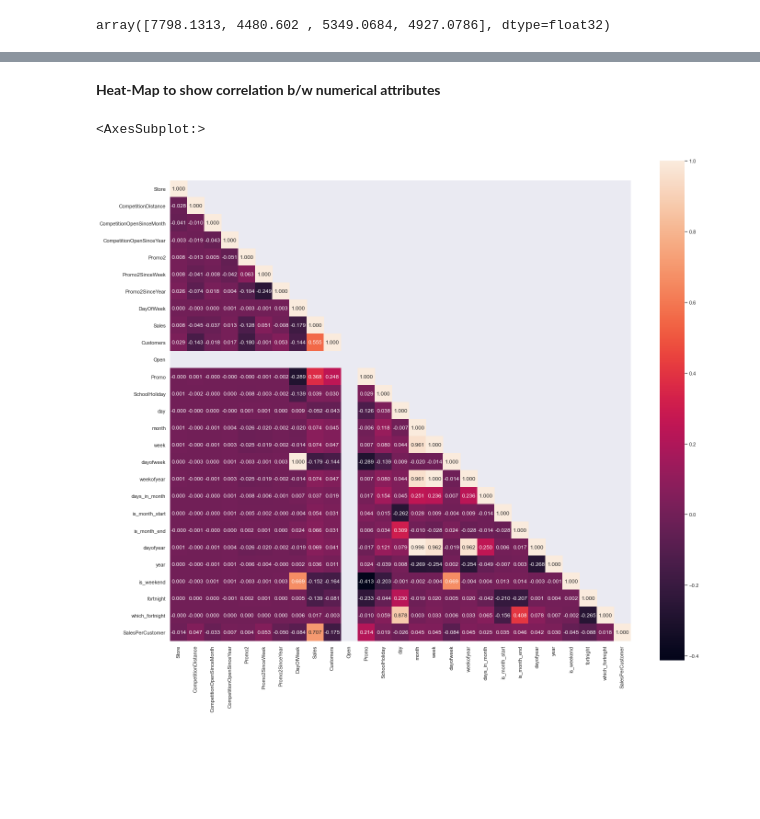
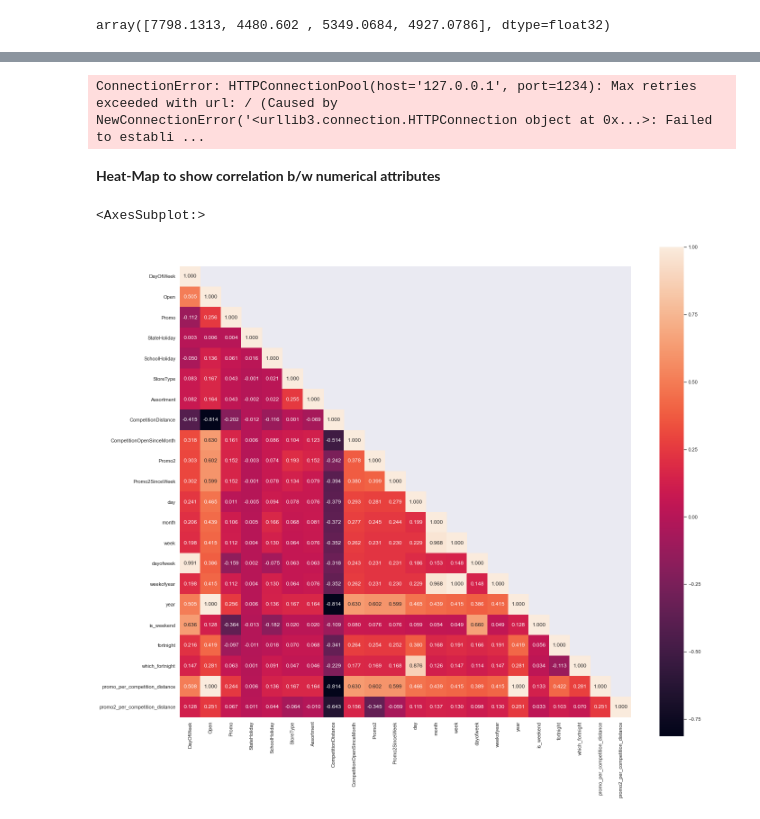
Before and after one commit to TeamFasilGhebb/salesPrediction, a Jupyter notebook: Model Building.ipynb, the cells around one changed output, grey strips where cells are left out. Cells and saved outputs as stored; diff of their text form; code cells hidden in the pictures; blank space fills up the shorter version.

```diff
--- a/Model Building.ipynb
+++ b/Model Building.ipynb
@@ -56,6 +56,10 @@ pd.set_option('max_rows', None)
 
 # Function to calculate missing values by column
 def missing_values_table(df):
+    """
+    calculate missing values in a dataframe df
+    returns: missing values table that comprise of count % of missing and their datatype
+    """
         # Total missing values
         mis_val = df.isnull().sum()
 
@@ -99,6 +103,14 @@ def fix_missing(df, column):
     return df
 # %%
 def encode_categorical_to_integer(data, columns):
+    """
+    convert or change onject datatype into integers
+    for modelling
+    Function takse 2 arguments
+    data : dataframe that contains column(s) of type object
+    columns: a list of columns that are of type object
+    the funtion does not return object, it does it computation implicitly
+    """
     from sklearn.preprocessing import LabelEncoder
     for col in columns:
         encoder = LabelEncoder()
@@ -148,6 +173,13 @@ y = np.log(train['Sales'])
 # specify the numeric columns we dont want to transform
 # numeric_columns=numerical_columns
 class myTransformer():
+    """
+    A pipeline class that fit the feature transform and make them ready for training and prediction
+    Fix missing values using the function fix_missing()
+    Encode Categorical Datatype to an Integer
+    Extract Features from Date and generate more Features
+    Normalized the data using Normalier()
+    """
     def __init__(self):
         print('Initializing Binarizer......\n')
         # initialize all binarizer variables
@@ -536,16 +620,26 @@ plt.plot(test['Date'], test_pred)
+# %%
+import requests
+url = 'http://127.0.0.1:1234/'
+
+store_data_json = store_data.to_json()
+
+r = requests.post(url, json=store_data_json)
+r.text.strip()
+# %% [output]
+ConnectionError: HTTPConnectionPool(host='127.0.0.1', port=1234): Max retries exceeded with url: / (Caused by NewConnectionError('<urllib3.connection.HTTPConnection object at 0x...>: Failed to establi ...
 # %% [markdown]
 **Heat-Map to show correlation b/w numerical attributes**
 # %%
 sns.set(font_scale=1.0)
-correlation_map = train_data[train_data.columns].corr()
+correlation_map = transformed_train[transformed_train.columns].corr()
 obj = np.array(correlation_map)
 obj[np.tril_indices_from(obj)] = False
 fig,ax= plt.subplots()
 fig.set_size_inches(20,20)
 sns.heatmap(correlation_map, fmt='.3f', mask=obj,vmax=1.0, square=True, annot=True)
 # %% [output]
 <AxesSubplot:>
-[figure, old version]
+[figure, new version]
 # %%
 # l_pipeline = Pipeline(steps = [
 #     ("features", FeatureUnion([
```
Also changed, not shown: parts of 16 cells of this notebook.
